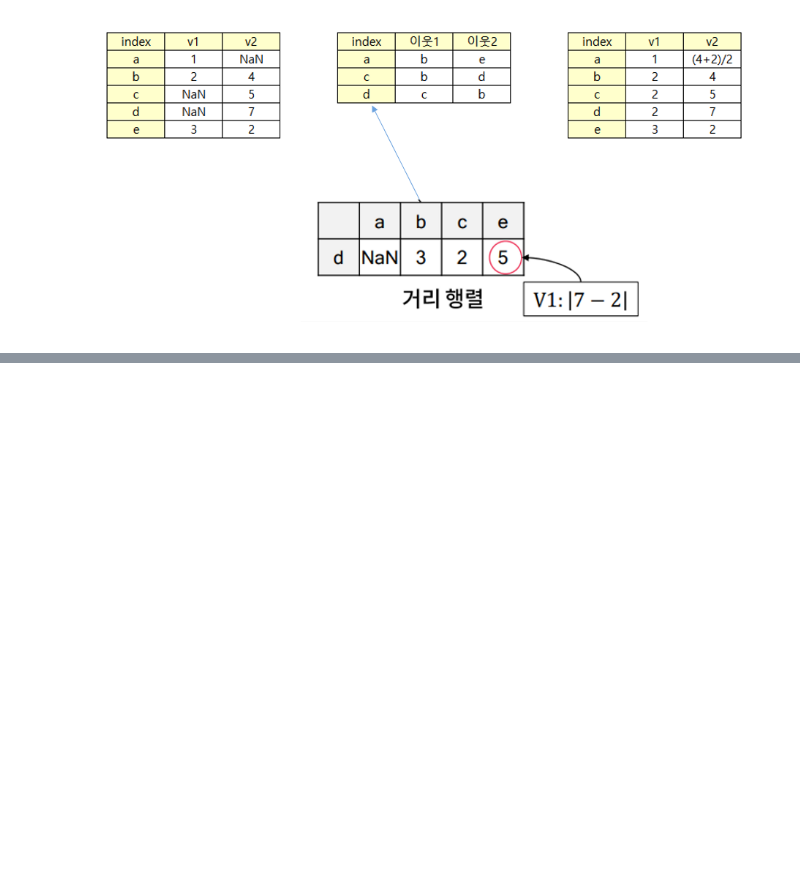
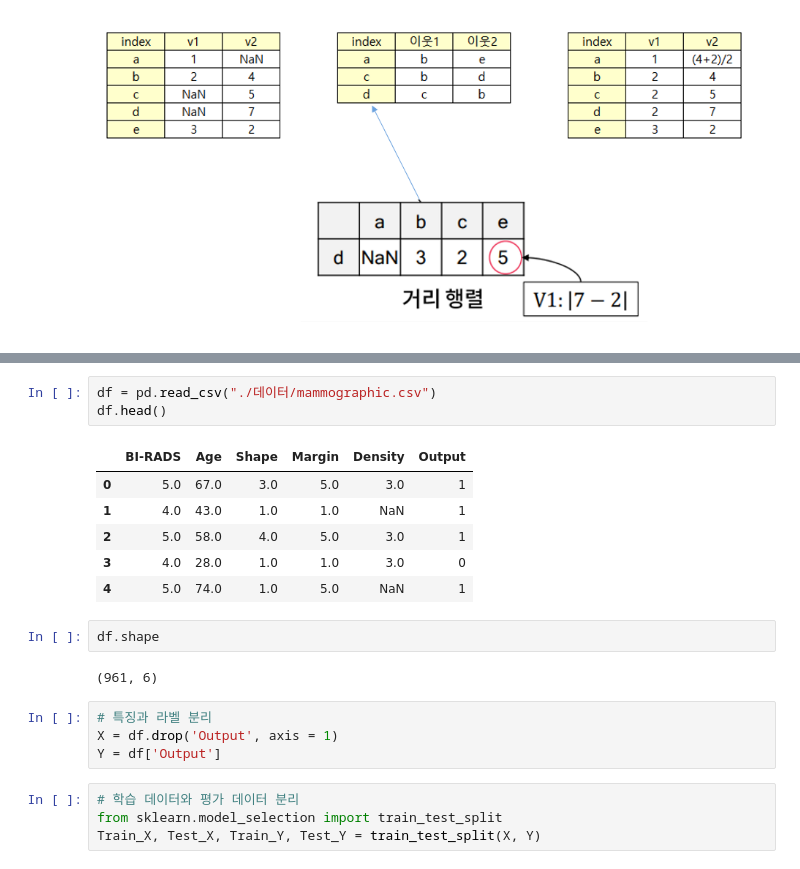
Before and after one commit to lullu303/DataScience2, a Jupyter notebook: 예측분석/필수전처리/06_ 결측치 예측 모델 활용.ipynb, the cells around one changed output, grey strips where cells are left out. Saved outputs shown, nothing was run; the diff lists cells and outputs as text; blank space fills up the shorter version.

```diff
--- a/예측분석/필수전처리/06_ 결측치 예측 모델 활용.ipynb
+++ b/예측분석/필수전처리/06_ 결측치 예측 모델 활용.ipynb
@@ -26,0 +97,22 @@ import pandas as pd
+# %%
+df = pd.read_csv("./데이터/mammographic.csv")
+df.head()
+# %% [output]
+|  | BI-RADS | Age | Shape | Margin | Density | Output |
+| 0 | 5.0 | 67.0 | 3.0 | 5.0 | 3.0 | 1 |
+| 1 | 4.0 | 43.0 | 1.0 | 1.0 | NaN | 1 |
+| 2 | 5.0 | 58.0 | 4.0 | 5.0 | 3.0 | 1 |
+| 3 | 4.0 | 28.0 | 1.0 | 1.0 | 3.0 | 0 |
+| 4 | 5.0 | 74.0 | 1.0 | 5.0 | NaN | 1 |
+# %%
+df.shape
+# %% [output]
+(961, 6)
+# %%
+# 특징과 라벨 분리
+X = df.drop('Output', axis = 1)
+Y = df['Output']
+# %%
+# 학습 데이터와 평가 데이터 분리
+from sklearn.model_selection import train_test_split
+Train_X, Test_X, Train_Y, Test_Y = train_test_split(X, Y)
```
Also changed, not shown: parts of 17 cells of this notebook.
